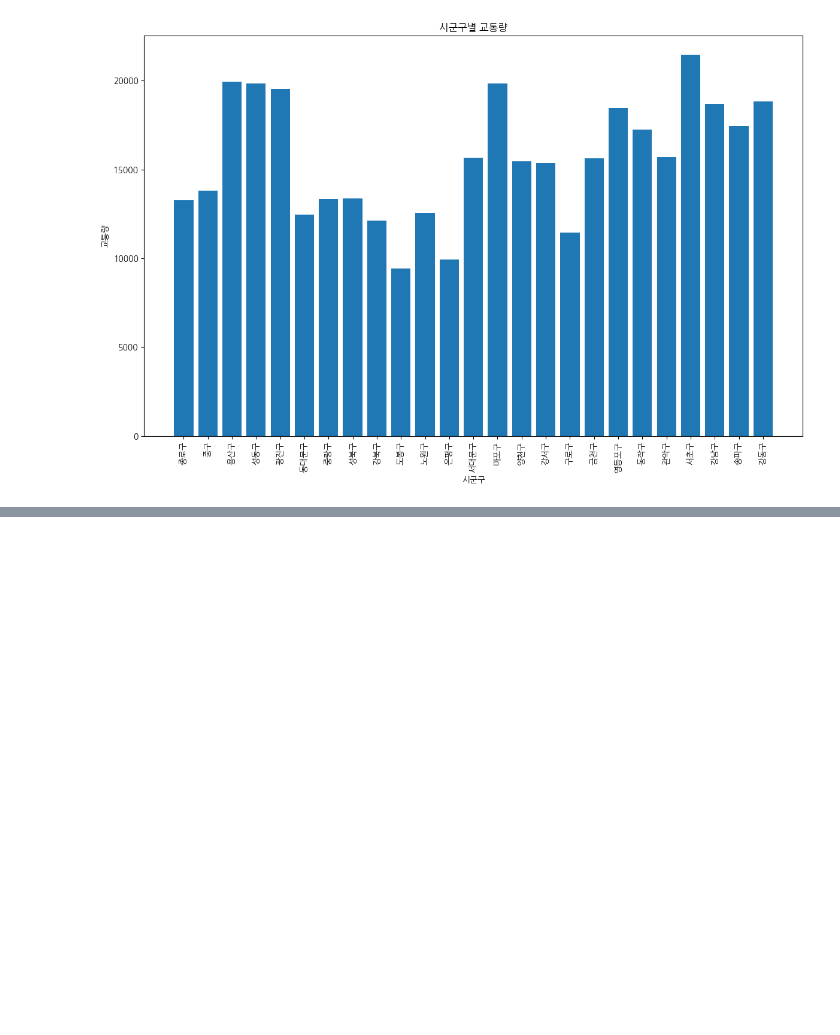
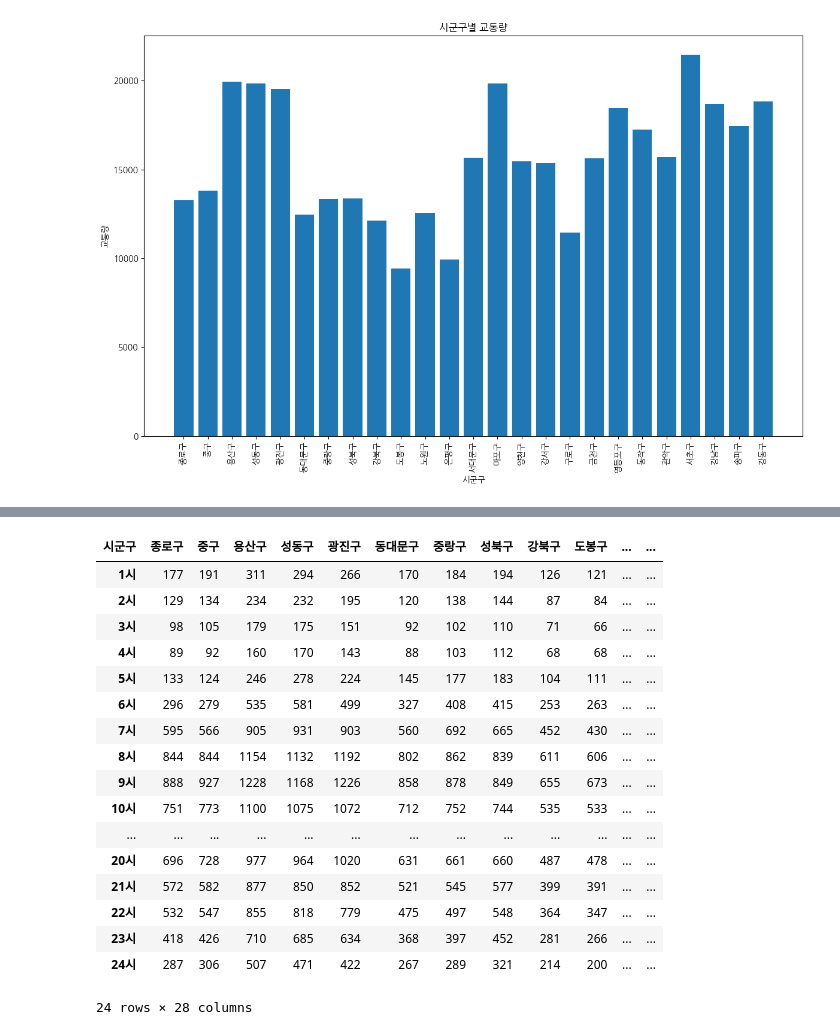
Before and after one commit to b00kkk/PythonProject2024-1, a Jupyter notebook: 교통량.ipynb, the cells around one changed output, grey strips where cells are left out. Saved outputs shown, nothing was run; the diff lists cells and outputs as text; code cells hidden in the pictures; blank space fills up the shorter version.

```diff
--- a/교통량.ipynb
+++ b/교통량.ipynb
@@ -322,0 +413,24 @@ Index(['geometry', 'code', 'name', 'name_eng', 'base_year'], dtype='object')
+# %%
+region_hour = traffic_hour.T
+region_hour.columns = region_hour.iloc[0]
+region_hour = region_hour.iloc[1:]
+region_hour
+# %% [output]
+| 시군구 | 종로구 | 중구 | 용산구 | 성동구 | 광진구 | 동대문구 | 중랑구 | 성북구 | 강북구 | 도봉구 | ... | ... |
+| 1시 | 177 | 191 | 311 | 294 | 266 | 170 | 184 | 194 | 126 | 121 | ... | ... |
+| 2시 | 129 | 134 | 234 | 232 | 195 | 120 | 138 | 144 | 87 | 84 | ... | ... |
+| 3시 | 98 | 105 | 179 | 175 | 151 | 92 | 102 | 110 | 71 | 66 | ... | ... |
+| 4시 | 89 | 92 | 160 | 170 | 143 | 88 | 103 | 112 | 68 | 68 | ... | ... |
+| 5시 | 133 | 124 | 246 | 278 | 224 | 145 | 177 | 183 | 104 | 111 | ... | ... |
+| 6시 | 296 | 279 | 535 | 581 | 499 | 327 | 408 | 415 | 253 | 263 | ... | ... |
+| 7시 | 595 | 566 | 905 | 931 | 903 | 560 | 692 | 665 | 452 | 430 | ... | ... |
+| 8시 | 844 | 844 | 1154 | 1132 | 1192 | 802 | 862 | 839 | 611 | 606 | ... | ... |
+| 9시 | 888 | 927 | 1228 | 1168 | 1226 | 858 | 878 | 849 | 655 | 673 | ... | ... |
+| 10시 | 751 | 773 | 1100 | 1075 | 1072 | 712 | 752 | 744 | 535 | 533 | ... | ... |
+| ... | ... | ... | ... | ... | ... | ... | ... | ... | ... | ... | ... | ... |
+| 20시 | 696 | 728 | 977 | 964 | 1020 | 631 | 661 | 660 | 487 | 478 | ... | ... |
+| 21시 | 572 | 582 | 877 | 850 | 852 | 521 | 545 | 577 | 399 | 391 | ... | ... |
+| 22시 | 532 | 547 | 855 | 818 | 779 | 475 | 497 | 548 | 364 | 347 | ... | ... |
+| 23시 | 418 | 426 | 710 | 685 | 634 | 368 | 397 | 452 | 281 | 266 | ... | ... |
+| 24시 | 287 | 306 | 507 | 471 | 422 | 267 | 289 | 321 | 214 | 200 | ... | ... |
+24 rows × 28 columns
```
Also changed, not shown: parts of 7 cells of this notebook.
